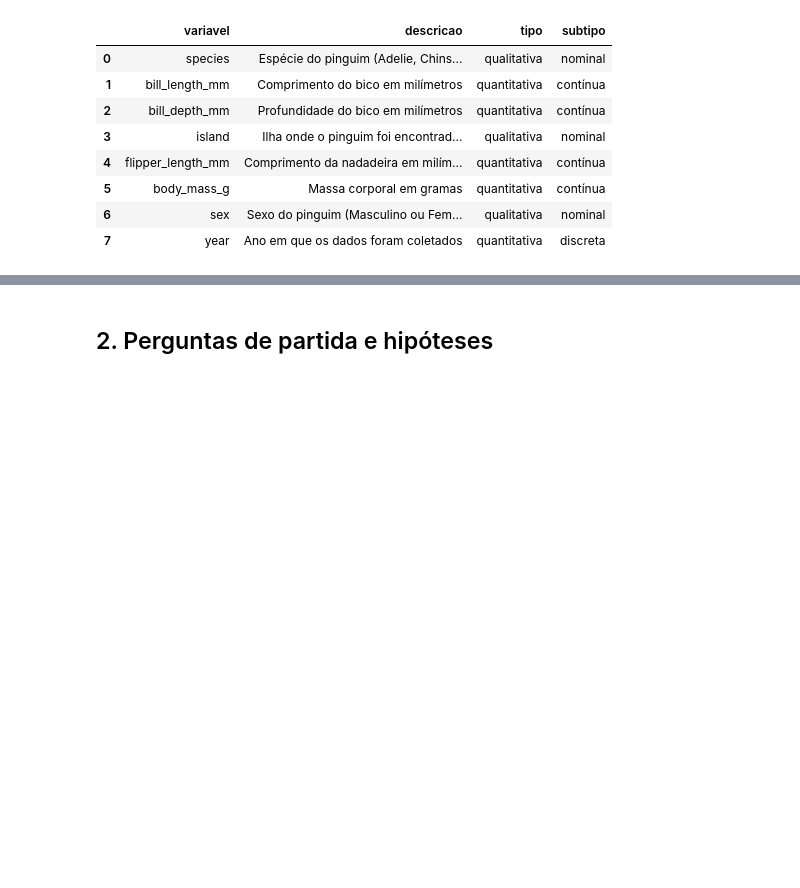
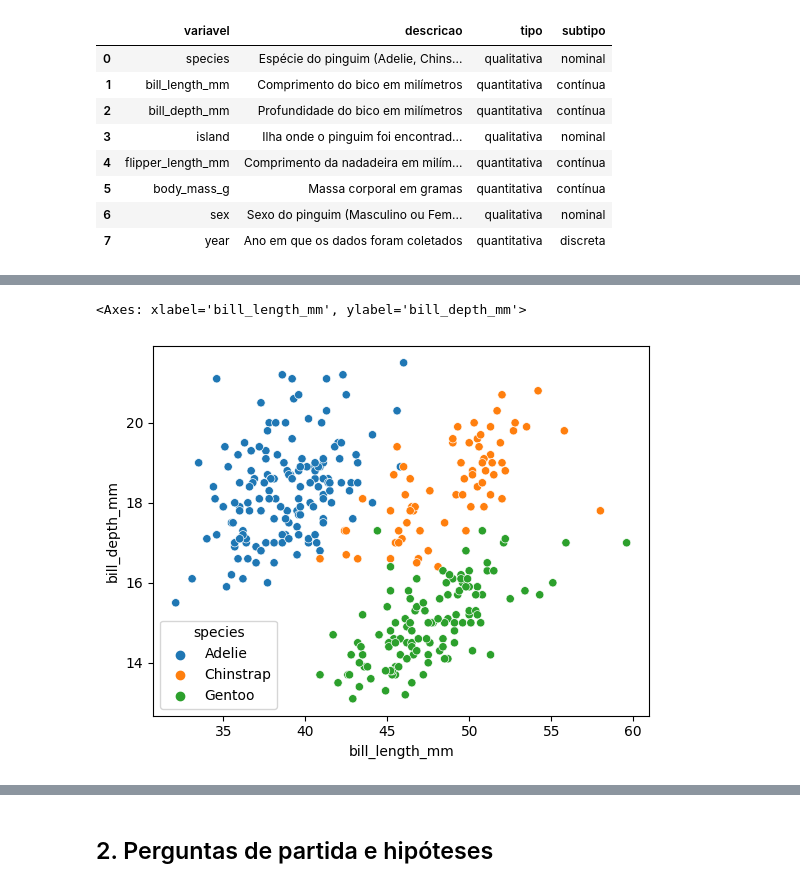
Before and after one commit to joao-paulo-alt/avanti-bootcamp-cdd, a Jupyter notebook: notebooks/01-exploratory_data_analysis.ipynb, the cells around one changed output, grey strips where cells are left out. Saved outputs shown, nothing was run; the diff lists cells and outputs as text; code cells hidden in the pictures; blank space fills up the shorter version.

```diff
--- a/notebooks/01-exploratory_data_analysis.ipynb
+++ b/notebooks/01-exploratory_data_analysis.ipynb
@@ -165,0 +257,6 @@ plt.show()
+# %%
+# Relação entre o Comprimento e a Profundidade do Bico dos Pinguins por Espécie
+sns.scatterplot(data=df_cleaned, x='bill_length_mm', y='bill_depth_mm', hue='species')
+# %% [output]
+<Axes: xlabel='bill_length_mm', ylabel='bill_depth_mm'>
+[figure, added]
```
Also changed, not shown: parts of 31 cells of this notebook.
